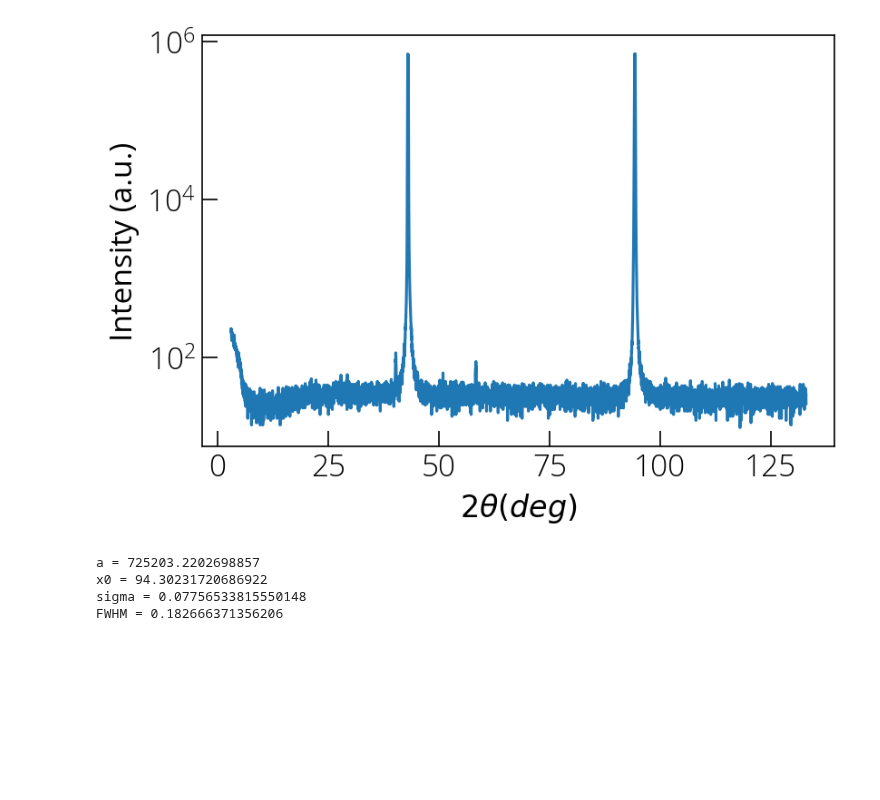
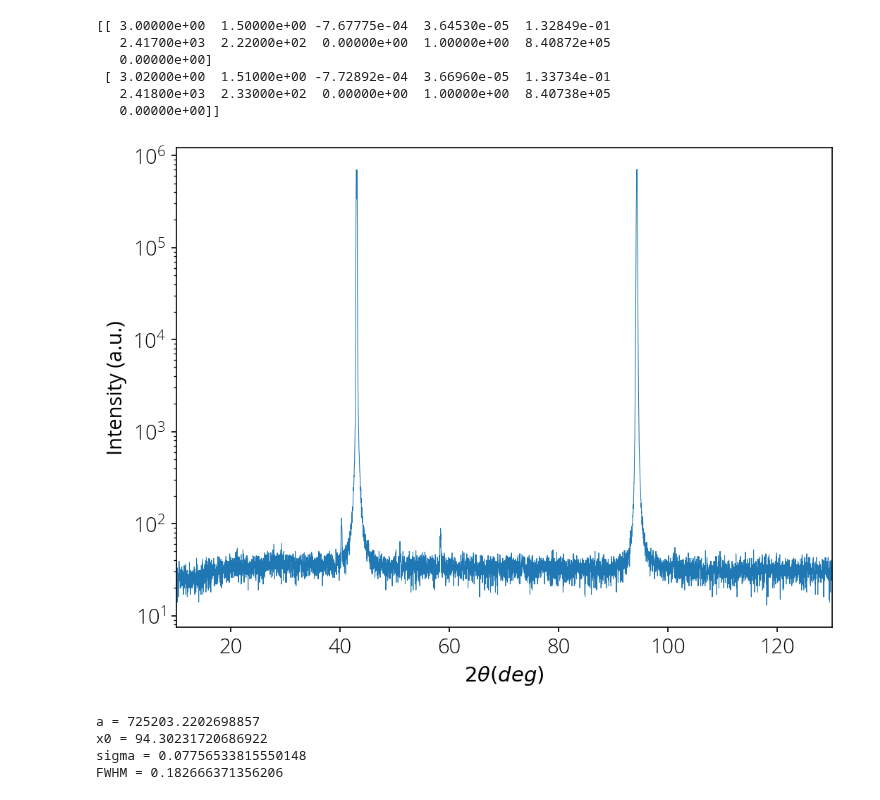
Before and after one commit to pranabdas/suvtools, a Jupyter notebook: notebooks/plots.ipynb, the cells around one changed output. Cells and saved outputs as stored; diff of their text form; code cells hidden in the pictures; blank space fills up the shorter version.

Commit message:
updated documentation with examples, and other improvements

```diff
--- a/notebooks/plots.ipynb
+++ b/notebooks/plots.ipynb
@@ -1,6 +1,7 @@
 # %%
 import sys
-sys.path.append("/Users/Pranab/Documents/github/")
+#sys.path.append("/Users/Pranab/Documents/github/")
+sys.path.append("/mnt/d/Dropbox/Shared_Pranab/Fe3O4/")
 import suvtools as suv
 import numpy as np
 import pandas as pd
@@ -8,5 +9,12 @@ import matplotlib.pyplot as plt
 
 %matplotlib inline
 plt.rcParams["figure.dpi"] = 150
+plt.rcParams["figure.figsize"] = (8, 6)
+plt.rcParams["font.family"] = 'Open Sans'
+plt.rcParams["font.weight"] = 'light'
+plt.rcParams["axes.labelsize"] = 14
+plt.rcParams["xtick.labelsize"] = 14
+plt.rcParams["ytick.labelsize"] = 14
+plt.rcParams['figure.facecolor'] = 'white'
 # %%
 data = suv.load("../dataset/sample_data.txt", 12)
@@ -16,15 +21,25 @@ Scan # 12 loaded. Data columns are:
 # %%
 # suv.save_csv("../dataset/sample_data.txt")
+# %%
+print(data[:2, :])
+# %% [output]
+[[ 3.00000e+00  1.50000e+00 -7.67775e-04  3.64530e-05  1.32849e-01
+   2.41700e+03  2.22000e+02  0.00000e+00  1.00000e+00  8.40872e+05
+   0.00000e+00]
+ [ 3.02000e+00  1.51000e+00 -7.72892e-04  3.66960e-05  1.33734e-01
+   2.41800e+03  2.33000e+02  0.00000e+00  1.00000e+00  8.40738e+05
+   0.00000e+00]]
 # %%
 x = data[:, 0]
 y = data[:, 6]
 # %%
-plt.semilogy(x, y)
+plt.semilogy(x, y, linewidth=0.5)
 plt.xlabel("$2\\theta (deg)$")
 plt.ylabel("Intensity (a.u.)")
+plt.xlim(10, 130)
 plt.show()
 # %% [output]
-[figure, old version]
+[figure, new version]
 # %%
 x_fit, y_fit = suv.fit_gauss(x, y, xmin=93, xmax=95)
 # %% [output]
```
Also changed, not shown: parts of 6 cells of this notebook, 9 other files.
